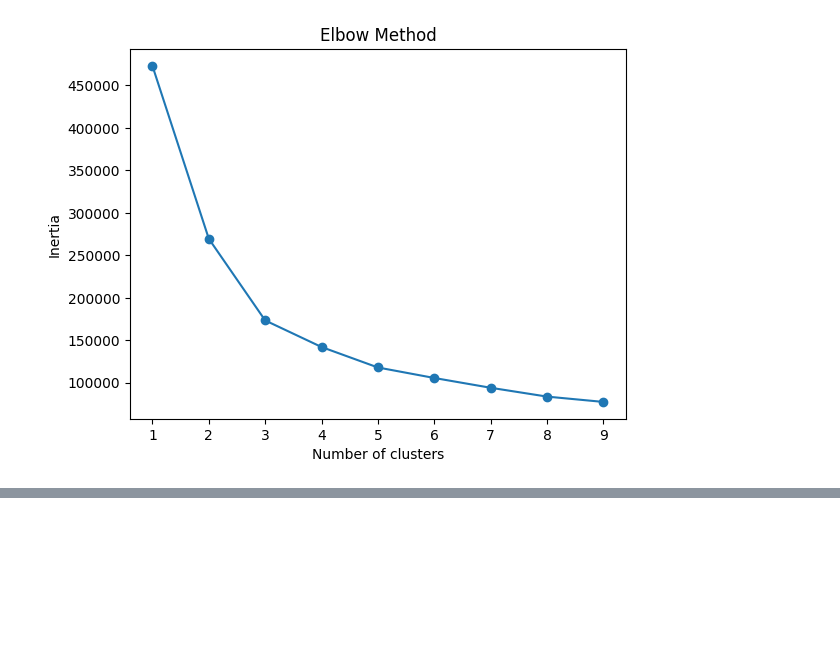
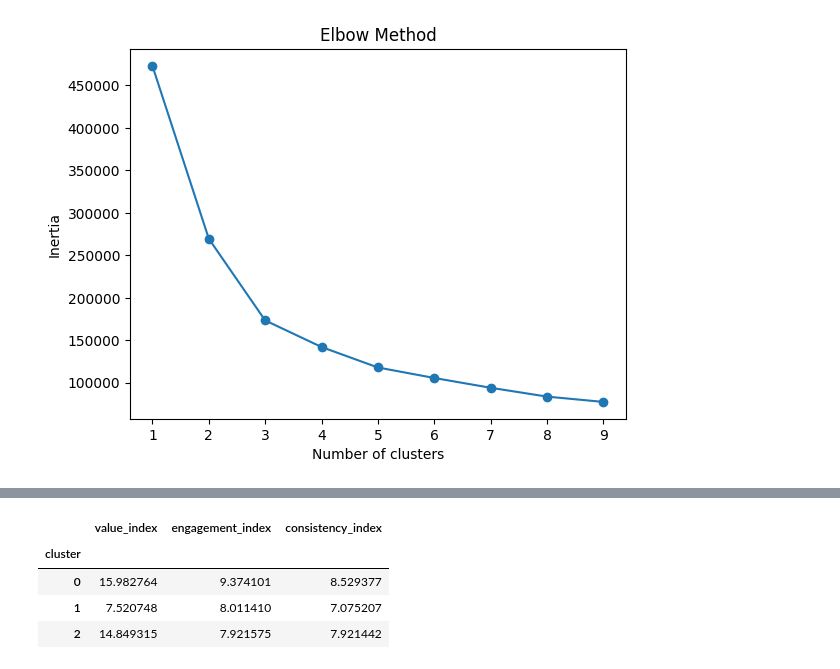
Before and after one commit to adrianmrizo/Client-Segmentation-Analysis, a Jupyter notebook: Adrian_Travel_Tide_Mastery_Project.ipynb, the cells around one changed output, grey strips where cells are left out. Cells and saved outputs as stored; diff of their text form; code cells hidden in the pictures; blank space fills up the shorter version.

```diff
--- a/Adrian_Travel_Tide_Mastery_Project.ipynb
+++ b/Adrian_Travel_Tide_Mastery_Project.ipynb
@@ -1234,0 +1265,8 @@ plt.show()
+# %%
+df_cluster.groupby('cluster')[features].mean()
+# %% [output]
+|  | value_index | engagement_index | consistency_index |
+| cluster |  |  |  |
+| 0 | 15.982764 | 9.374101 | 8.529377 |
+| 1 | 7.520748 | 8.011410 | 7.075207 |
+| 2 | 14.849315 | 7.921575 | 7.921442 |
```
Also changed, not shown: parts of 8 cells of this notebook.
